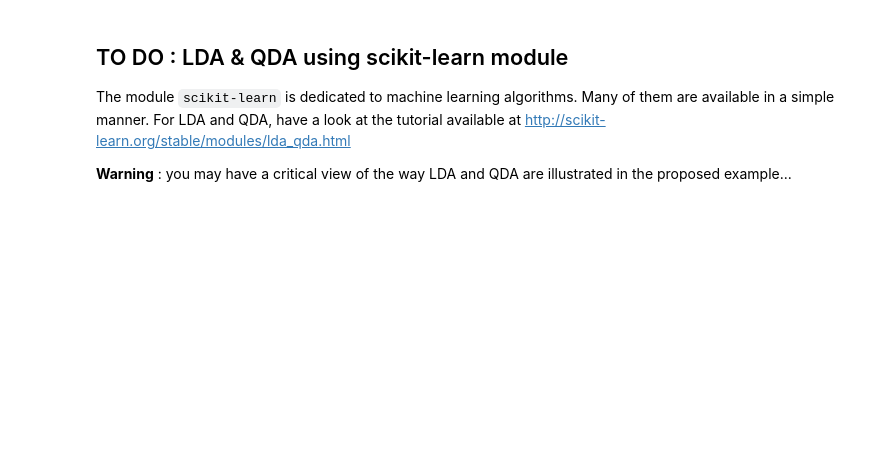
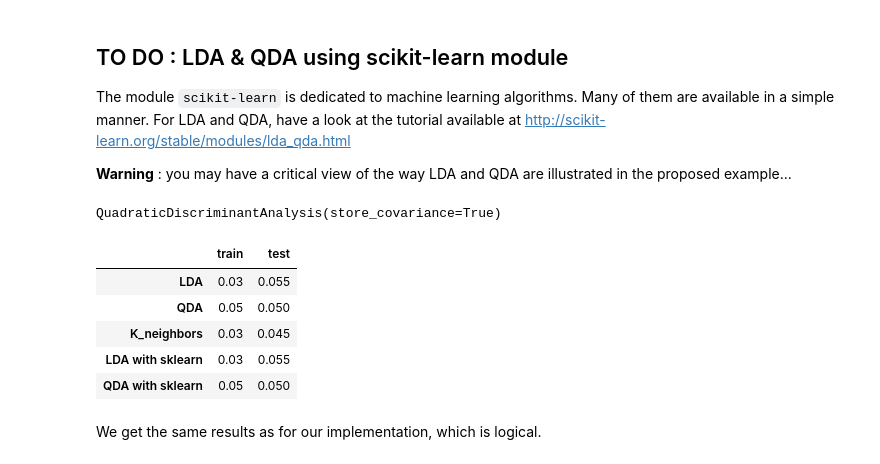
Before and after one commit to heez77/g3_decision, a Jupyter notebook: TP2_Gey_Jean/TP2_LDA_QDA.ipynb, the cells around one changed output. Drawn from its saved outputs; the diff is of its cells as text; code cells hidden in the pictures; blank space fills up the shorter version.

```diff
--- a/TP2_Gey_Jean/TP2_LDA_QDA.ipynb
+++ b/TP2_Gey_Jean/TP2_LDA_QDA.ipynb
@@ -45,0 +225,8 @@ _Indication 2 : to display the regions of decision, you may use:_
+# %%
+error_rate_LDA_train = lda_classifier.error_rate()
+error_rate_QDA_train = qda_classifier.error_rate()
+error_rate_LDA_test = lda_classifier.error_rate(train=False)
+error_rate_QDA_test = qda_classifier.error_rate(train=False)
+
+df_error_rate = pd.DataFrame(dict(train=[error_rate_LDA_train, error_rate_QDA_train], test=[error_rate_LDA_test, error_rate_QDA_test]), index=['LDA', 'QDA'])
+df_error_rate
@@ -45,0 +248,9 @@ _Indication 2 : to display the regions of decision, you may use:_
+# %%
+from sklearn.neighbors import KNeighborsClassifier
+
+neigh = KNeighborsClassifier(n_neighbors=3)
+neigh.fit(train[:,1:], train[:,0])
+error_rate_K_train = 1 - np.count_nonzero(neigh.predict(train[:,1:]) == train[:,0])/train.shape[0]
+error_rate_K_test = 1 - np.count_nonzero(neigh.predict(test[:,1:]) == test[:,0])/test.shape[0]
+df_error_rate.loc['K_neighbors'] = [error_rate_K_train, error_rate_K_test]
+df_error_rate
@@ -144,3 +277,13 @@ class QDA(LDA):
 The module `scikit-learn` is dedicated to machine learning algorithms. Many of them are available in a simple manner. For LDA and QDA, have a look at the tutorial available at http://scikit-learn.org/stable/modules/lda_qda.html
 
 **Warning** : you may have a critical view of the way LDA and QDA are illustrated in the proposed example...
+# %%
+from sklearn.discriminant_analysis import LinearDiscriminantAnalysis, QuadraticDiscriminantAnalysis
+
+skl_LDA_classifier = LinearDiscriminantAnalysis(store_covariance=True)
+skl_QDA_classifier = QuadraticDiscriminantAnalysis(store_covariance=True)
+
+skl_LDA_classifier.fit(train[:,1:], train[:,0])
+skl_QDA_classifier.fit(train[:,1:], train[:,0])
+# %% [output]
+QuadraticDiscriminantAnalysis(store_covariance=True)
@@ -146,0 +304,19 @@ The module `scikit-learn` is dedicated to machine learning algorithms. Many of t
+# %%
+error_rate_LDA_skl_train = 1 - np.count_nonzero(skl_LDA_classifier.predict(train[:,1:]) == train[:,0])/train.shape[0]
+error_rate_LDA_skl_test = 1 - np.count_nonzero(skl_LDA_classifier.predict(test[:,1:]) == test[:,0])/test.shape[0]
+df_error_rate.loc['LDA with sklearn'] = [error_rate_LDA_skl_train, error_rate_LDA_skl_test]
+
+error_rate_QDA_skl_train = 1 - np.count_nonzero(skl_QDA_classifier.predict(train[:,1:]) == train[:,0])/train.shape[0]
+error_rate_QDA_skl_test = 1 - np.count_nonzero(skl_QDA_classifier.predict(test[:,1:]) == test[:,0])/test.shape[0]
+df_error_rate.loc['QDA with sklearn'] = [error_rate_QDA_skl_train, error_rate_QDA_skl_test]
+# %%
+df_error_rate
+# %% [output]
+|  | train | test |
+| LDA | 0.03 | 0.055 |
+| QDA | 0.05 | 0.050 |
+| K_neighbors | 0.03 | 0.045 |
+| LDA with sklearn | 0.03 | 0.055 |
+| QDA with sklearn | 0.05 | 0.050 |
+# %% [markdown]
+We get the same results as for our implementation, which is logical.
```
Also changed, not shown: parts of 20 cells of this notebook, 6 other files.
